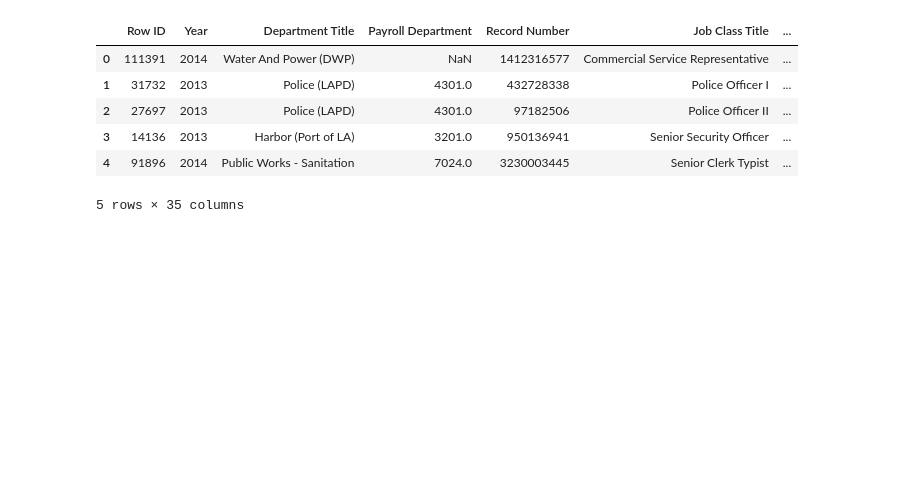
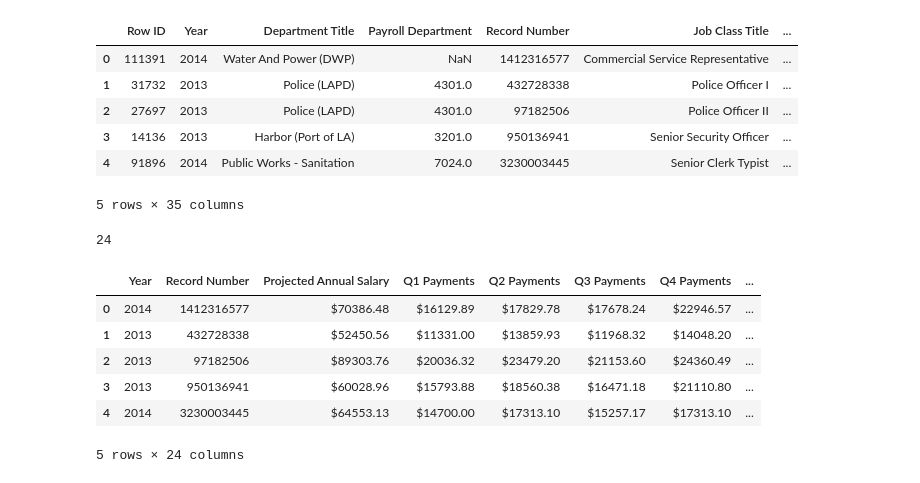
Before and after one commit to mahmoodm2/dcgan2, a Jupyter notebook: LACityData_Convert.ipynb, the cells around one changed output. Drawn from its saved outputs; the diff is of its cells as text; code cells hidden in the pictures; blank space fills up the shorter version.

```diff
--- a/LACityData_Convert.ipynb
+++ b/LACityData_Convert.ipynb
@@ -30,3 +32,41 @@ df.head()
 | 3 | 14136 | 2013 | Harbor (Port of LA) | 3201.0 | 950136941 | Senior Security Officer | ... |
 | 4 | 91896 | 2014 | Public Works - Sanitation | 7024.0 | 3230003445 | Senior Clerk Typist | ... |
 5 rows × 35 columns
+# %%
+full_columns = ['Row ID', 'Year', 'Department Title', 'Payroll Department',
+       'Record Number', 'Job Class Title', 'Employment Type',
+       'Hourly or Event Rate', 'Projected Annual Salary', 'Q1 Payments',
+       'Q2 Payments', 'Q3 Payments', 'Q4 Payments', 'Payments Over Base Pay',
+       '% Over Base Pay', 'Total Payments', 'Base Pay', 'Permanent Bonus Pay',
+       'Longevity Bonus Pay', 'Temporary Bonus Pay', 'Lump Sum Pay',
+       'Overtime Pay', 'Other Pay & Adjustments',
+       'Other Pay (Payroll Explorer)', 'MOU', 'MOU Title', 'FMS Department',
+       'Job Class', 'Pay Grade', 'Average Health Cost', 'Average Dental Cost',
+       'Average Basic Life', 'Average Benefit Cost', 'Benefits Plan',
+       'Job Class Link']
+selected_columns = [ 'Year',
+       'Record Number',
+       'Projected Annual Salary', 'Q1 Payments',
+       'Q2 Payments', 'Q3 Payments', 'Q4 Payments', 'Payments Over Base Pay',
+       '% Over Base Pay', 'Total Payments', 'Base Pay', 'Permanent Bonus Pay',
+       'Longevity Bonus Pay', 'Temporary Bonus Pay', 'Lump Sum Pay',
+       'Overtime Pay', 'Other Pay & Adjustments',
+       'Other Pay (Payroll Explorer)',  'FMS Department',
+       'Job Class', 'Average Health Cost', 'Average Dental Cost',
+       'Average Basic Life', 'Average Benefit Cost',
+       ]
+len(selected_columns)
+# %% [output]
+24
+# %%
+# Selecting 24 columns having numeric data
+df = df[selected_columns]
+df.head()
+# %% [output]
+|  | Year | Record Number | Projected Annual Salary | Q1 Payments | Q2 Payments | Q3 Payments | Q4 Payments | ... |
+| 0 | 2014 | 1412316577 | $70386.48 | $16129.89 | $17829.78 | $17678.24 | $22946.57 | ... |
+| 1 | 2013 | 432728338 | $52450.56 | $11331.00 | $13859.93 | $11968.32 | $14048.20 | ... |
+| 2 | 2013 | 97182506 | $89303.76 | $20036.32 | $23479.20 | $21153.60 | $24360.49 | ... |
+| 3 | 2013 | 950136941 | $60028.96 | $15793.88 | $18560.38 | $16471.18 | $21110.80 | ... |
+| 4 | 2014 | 3230003445 | $64553.13 | $14700.00 | $17313.10 | $15257.17 | $17313.10 | ... |
+5 rows × 24 columns
```
Also changed, not shown: parts of 18 cells of this notebook, 5 other files.
